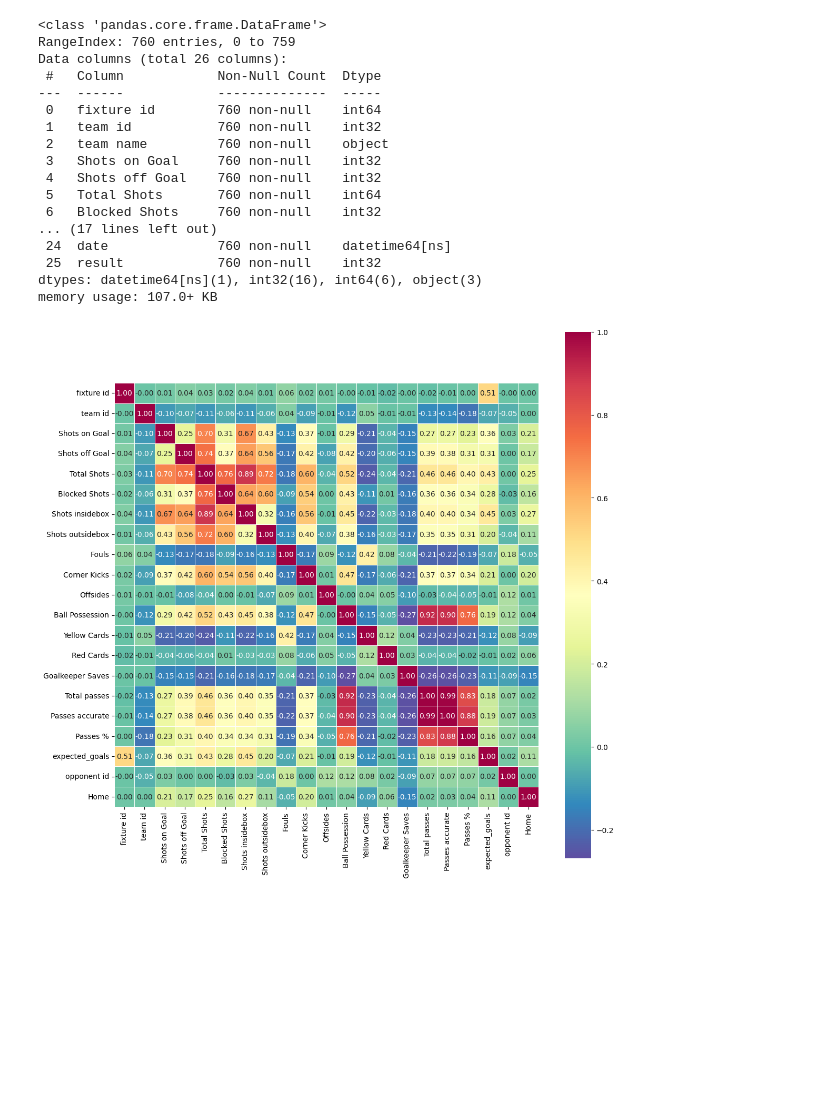
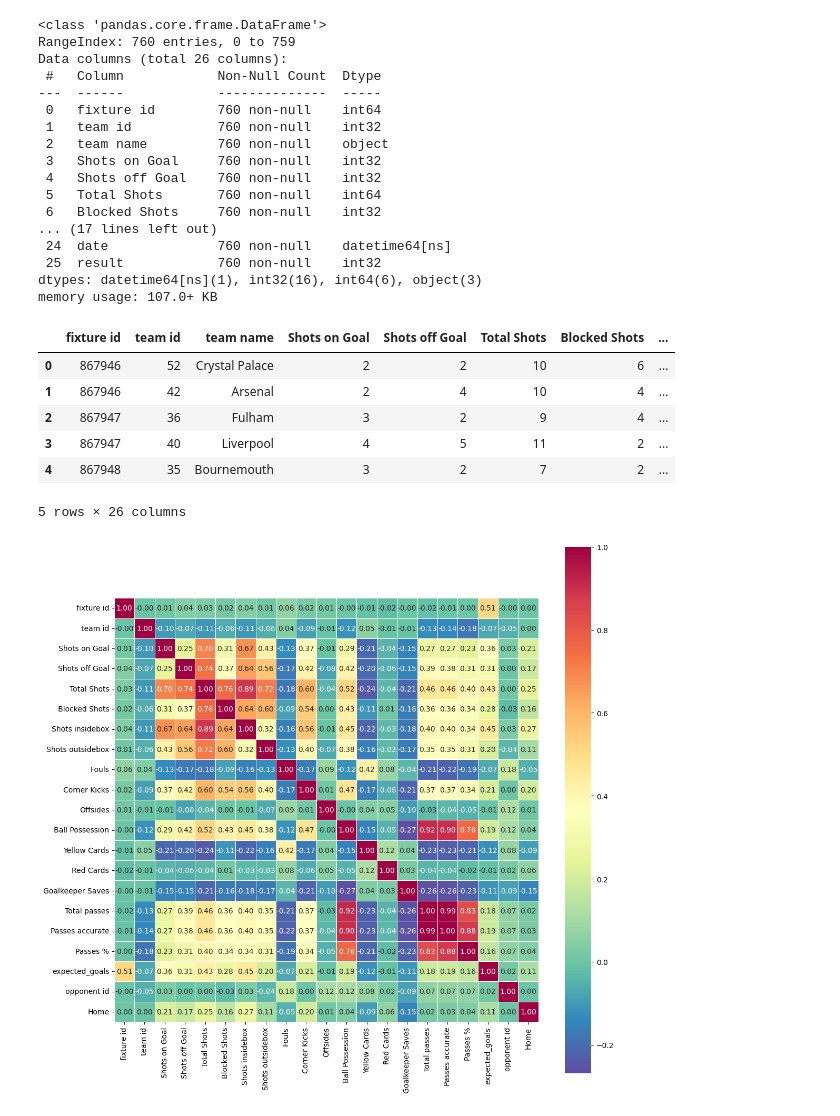
Before and after one commit to crowntobi23/Football_Predictions, a Jupyter notebook: our_project.ipynb, the cells around one changed output. Cells and saved outputs as stored; diff of their text form; code cells hidden in the pictures; blank space fills up the shorter version.

```diff
--- a/our_project.ipynb
+++ b/our_project.ipynb
@@ -410,6 +411,16 @@ Data columns (total 26 columns):
  25  result            760 non-null    int32
 dtypes: datetime64[ns](1), int32(16), int64(6), object(3)
 memory usage: 107.0+ KB
+# %%
+match_stats_df.head(5)
+# %% [output]
+|  | fixture id | team id | team name | Shots on Goal | Shots off Goal | Total Shots | Blocked Shots | ... |
+| 0 | 867946 | 52 | Crystal Palace | 2 | 2 | 10 | 6 | ... |
+| 1 | 867946 | 42 | Arsenal | 2 | 4 | 10 | 4 | ... |
+| 2 | 867947 | 36 | Fulham | 3 | 2 | 9 | 4 | ... |
+| 3 | 867947 | 40 | Liverpool | 4 | 5 | 11 | 2 | ... |
+| 4 | 867948 | 35 | Bournemouth | 3 | 2 | 7 | 2 | ... |
+5 rows × 26 columns
 # %%
 corr_features = ['fixture id', 'team id', 'Shots on Goal', 'Shots off Goal',
        'Total Shots', 'Blocked Shots', 'Shots insidebox', 'Shots outsidebox',
```
Also changed, not shown: parts of 11 cells of this notebook.
